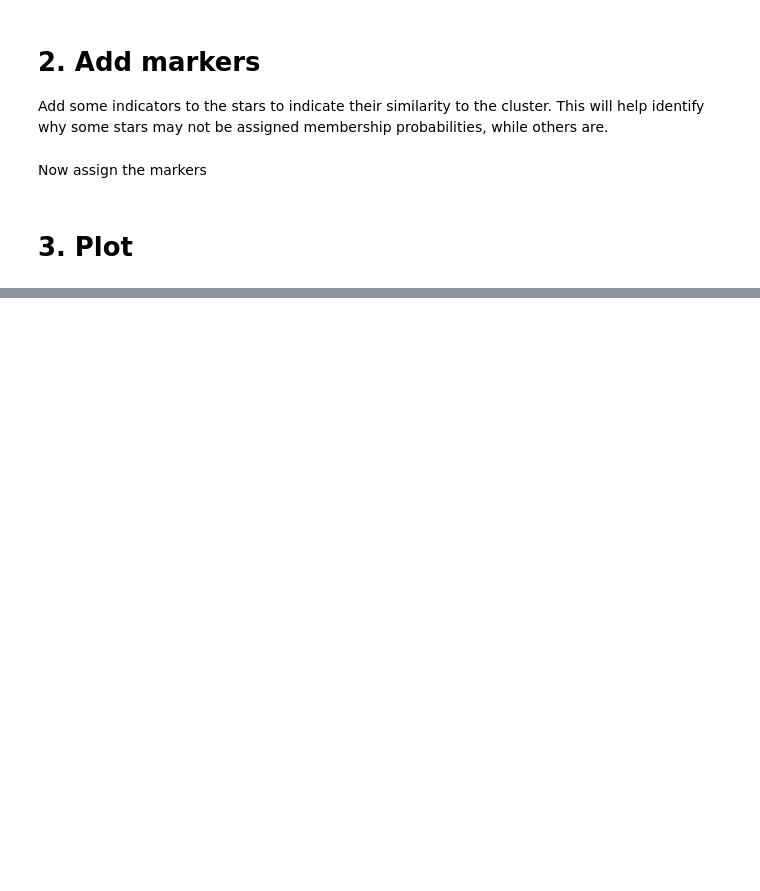
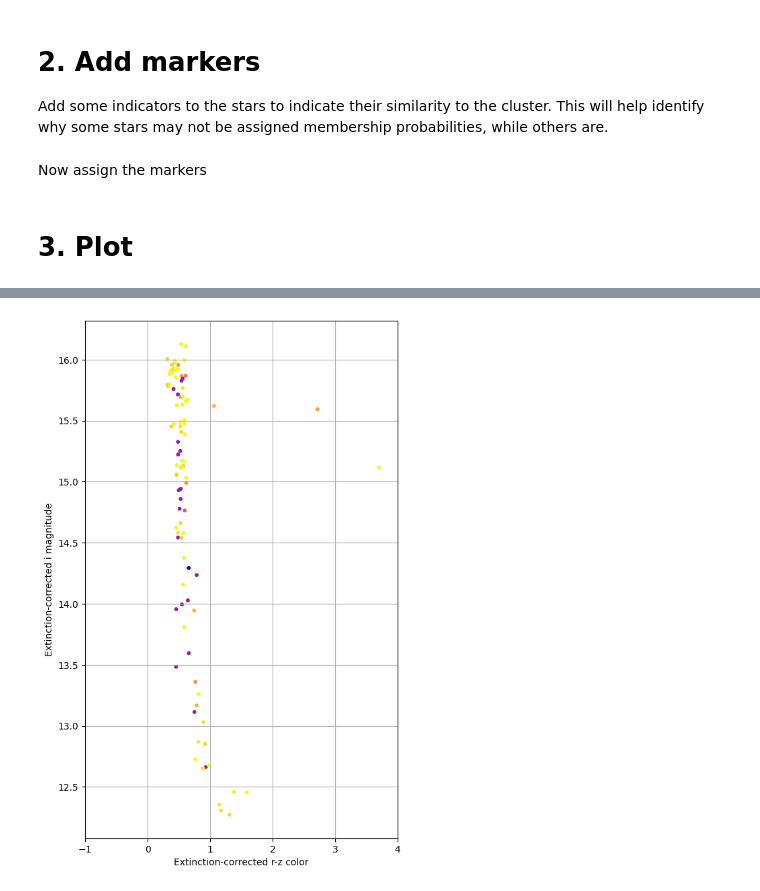
Before and after one commit to mcadamsean/cluster-membership, a Jupyter notebook: notebooks/comparisons.ipynb, the cells around one changed output, grey strips where cells are left out. Cells and saved outputs as stored; diff of their text form; code cells hidden in the pictures; blank space fills up the shorter version.

```diff
--- a/notebooks/comparisons.ipynb
+++ b/notebooks/comparisons.ipynb
@@ -390,0 +389,12 @@ No. of high probability stars: 0 out of 303 total stars
+# %%
+# Plot a CMD of the target stars to check and see if the magnitude limit is why we're losing some
+fig,ax = plt.subplots(figsize=(6,10))
+plt.scatter((Johnson_crossmatches['rmag'] - Johnson_crossmatches['Ar']) - (Johnson_crossmatches['zmag']-Johnson_crossmatches['Az']),
+             (Johnson_crossmatches['imag'] - Johnson_crossmatches['Ai']), c=Johnson_crossmatches['Gatekeeper Residual'], cmap='plasma', s=10)
+plt.xlabel('Extinction-corrected r-z color')
+plt.ylabel('Extinction-corrected i magnitude')
+plt.xlim(-1,4)
+plt.grid(True)
+plt.show()
+# %% [output]
+[figure, added]
```
Also changed, not shown: parts of 6 cells of this notebook.
